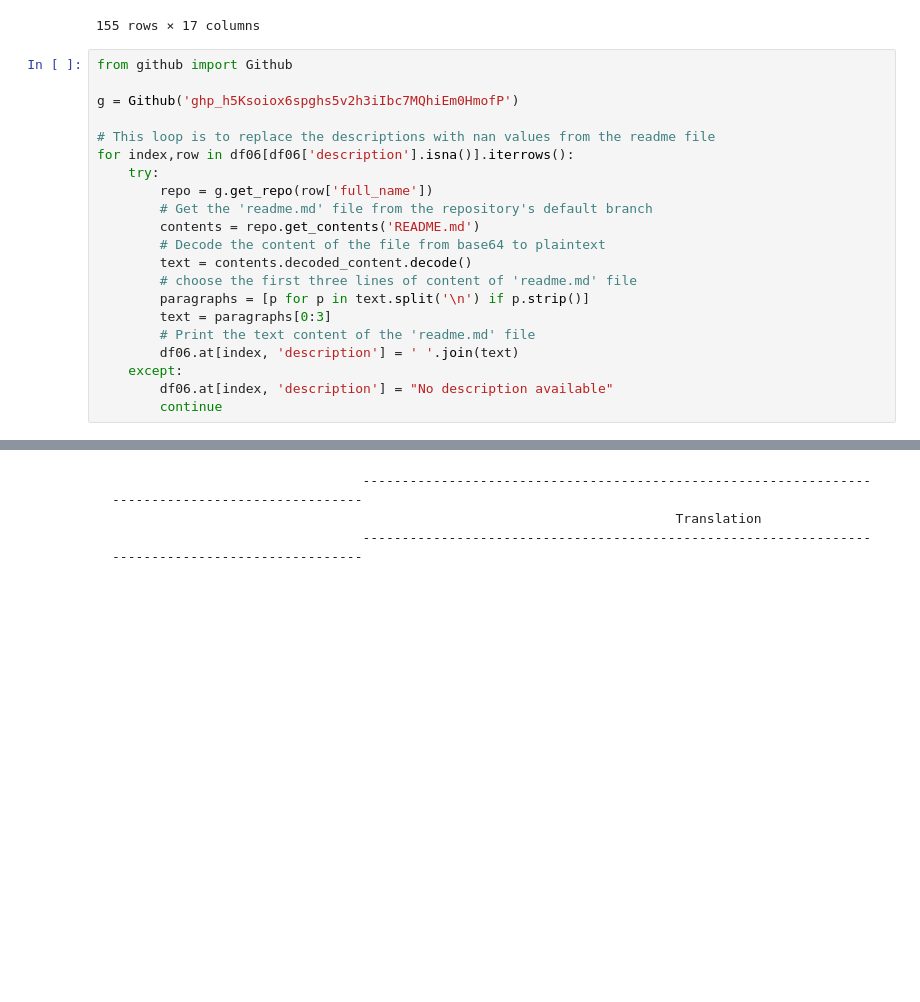
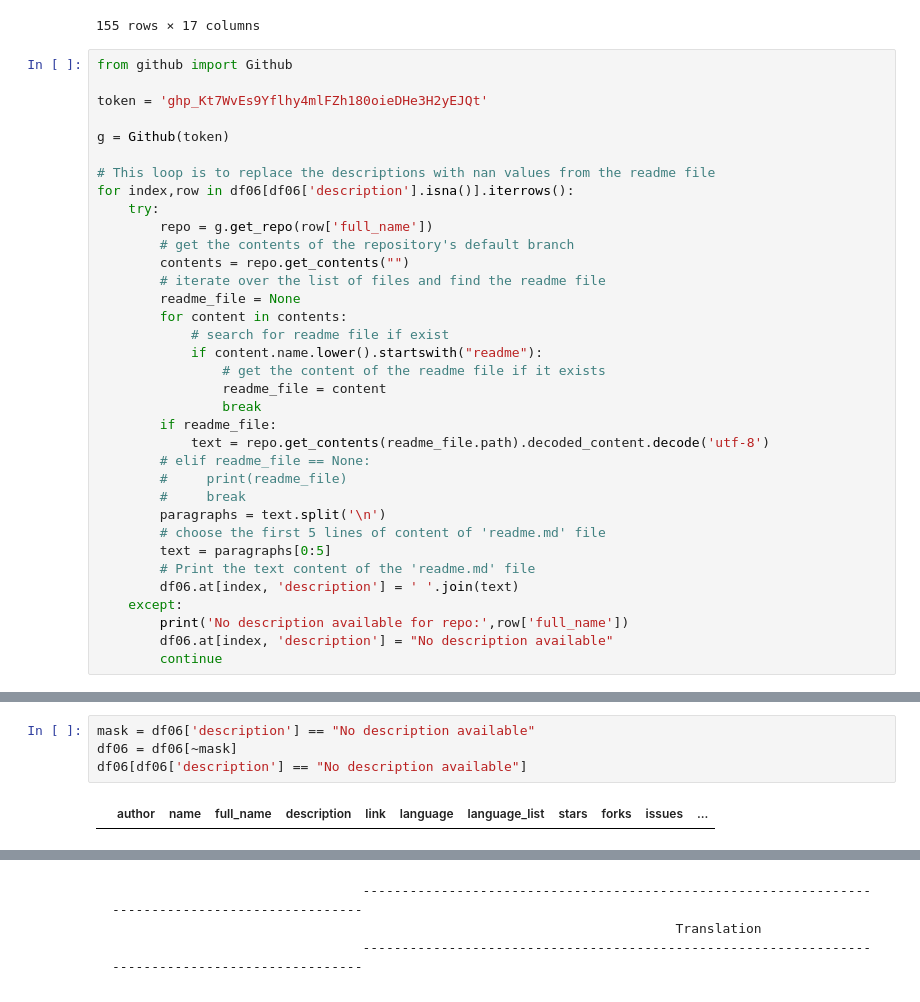
Before and after one commit to Tarifi-Hicham/github-scrap, a Jupyter notebook: get-repos-per-day/git-scrap-repos-day.ipynb, the cells around one changed output, grey strips where cells are left out. Drawn from its saved outputs; the diff is of its cells as text; blank space fills up the shorter version.

```diff
--- a/get-repos-per-day/git-scrap-repos-day.ipynb
+++ b/get-repos-per-day/git-scrap-repos-day.ipynb
@@ -211,21 +212,35 @@ df06[df06['description'].isna()]
 # %%
 from github import Github
 
-g = Github('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')
+token = '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'
+
+g = Github(token)
 
 # This loop is to replace the descriptions with nan values from the readme file
 for index,row in df06[df06['description'].isna()].iterrows():
     try:
         repo = g.get_repo(row['full_name'])
-        # Get the 'readme.md' file from the repository's default branch
-        contents = repo.get_contents('README.md')
-        # Decode the content of the file from base64 to plaintext
-        text = contents.decoded_content.decode()
-        # choose the first three lines of content of 'readme.md' file
-        paragraphs = [p for p in text.split('\n') if p.strip()]
-        text = paragraphs[0:3]
+        # get the contents of the repository's default branch
+        contents = repo.get_contents("")
+        # iterate over the list of files and find the readme file
+        readme_file = None
+        for content in contents:
+            # search for readme file if exist
+            if content.name.lower().startswith("readme"):
+                # get the content of the readme file if it exists
+                readme_file = content
+                break
+        if readme_file:
+            text = repo.get_contents(readme_file.path).decoded_content.decode('utf-8')
+        # elif readme_file == None:
+        #     print(readme_file)
+        #     break
+        paragraphs = text.split('\n')
+        # choose the first 5 lines of content of 'readme.md' file
+        text = paragraphs[0:5]
         # Print the text content of the 'readme.md' file
         df06.at[index, 'description'] = ' '.join(text)
     except:
+        print('No description available for repo:',row['full_name'])
         df06.at[index, 'description'] = "No description available"
         continue
@@ -232,3 +279,9 @@ for index,row in df06[df06['description'].isna()].iterrows():
+# %%
+mask = df06['description'] == "No description available"
+df06 = df06[~mask]
+df06[df06['description'] == "No description available"]
+# %% [output]
+|  | author | name | full_name | description | link | language | language_list | stars | forks | issues | ... |
 # %%
 df06.isna().sum()
 # %% [output]
```
Also changed, not shown: parts of 22 cells of this notebook.
